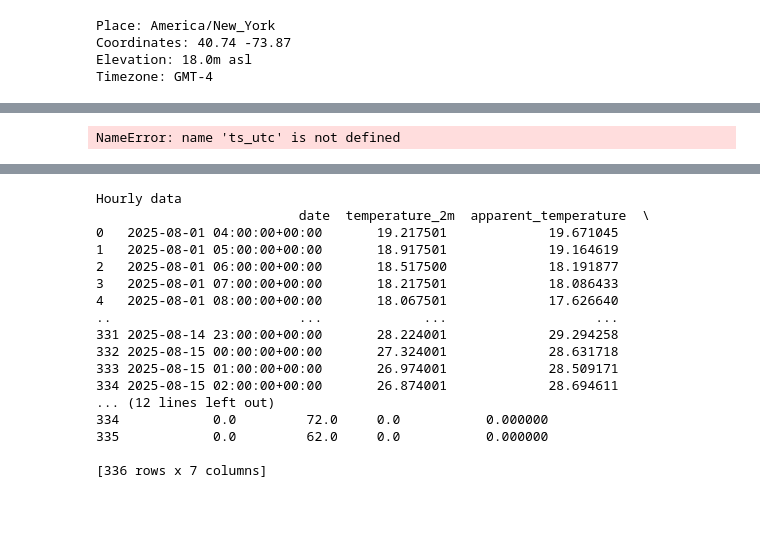
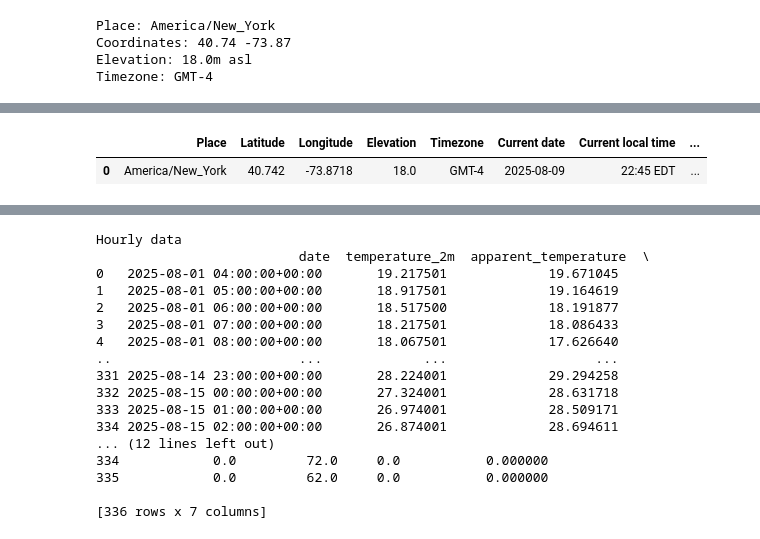
Before and after one commit to aliceaviggiani/dp-weather, a Jupyter notebook: dp-weather-1.ipynb, the cells around one changed output, grey strips where cells are left out. Cells and saved outputs as stored; diff of their text form; code cells hidden in the pictures; blank space fills up the shorter version.

```diff
--- a/dp-weather-1.ipynb
+++ b/dp-weather-1.ipynb
@@ -171,37 +172,57 @@ Current weather description: Clear sky
 # %%
 # storing and updating the current data in a spreadsheet
 
-def log_current(response, csv_path="dp-current-1.csv"):
 
-    # place data
-    tz_name = response.Timezone().decode("utf-8")
-    local_tz = ZoneInfo(tz_name)
-    latitude = round(response.Latitude(), 4),
-    longitude = round(response.Longitude(), 4),
-    elevation = response.Elevation(),
-    timezone = response.TimezoneAbbreviation().decode('utf-8')
+# local data
+local_name = response.Timezone().decode("utf-8")
+local_tz = ZoneInfo(tz_name)
+latitude = round(float(response.Latitude()), 4)
+longitude = round(float(response.Longitude()), 4)
+elevation = float(response.Elevation())
+tzone_abbr = response.TimezoneAbbreviation().decode("utf-8") #EDT
 
-    # current data
-    current = response.Current()
-    ts_utc = int(current.Time())
+# current data
+current = response.Current()
 
-    row = {
-        "Place": tz_name,
-        "Latitude": latitude,
-        "Longitude": longitude,
-        "Elevation": elevation,
-        "Timezone": timezone,
+# current time
+time_sec = int(current.Time()) # timestamp in seconds total
+time_utc = datetime.fromtimestamp(time_sec, tz=dt_timezone.utc)
+time_local = datetime.fromtimestamp(time_sec, tz=local_tz)
 
-        "timestamp_utc": pd.to_datetime(ts_utc, unit="s", utc=True),
-        "date_local": datetime.fromtimestamp(ts_utc, tz=local_tz).strftime("%Y-%m-%d"),
-        "time_local": datetime.fromtimestamp(ts_utc, tz=local_tz).strftime("%H:%M %Z"),
-        "time_utc": datetime.fromtimestamp(ts_utc, tz=timezone.utc).strftime("%H:%M UTC"),
+# reading the data
+current_temperature_2m = float(current.Variables(0).Value())
+current_apparent_temperature = float(current.Variables(1).Value())
+current_is_day_boolean = int(current.Variables(2).Value())   # day = 1 night = 0
+current_is_day_word = "day" if current_is_day_boolean == 1 else "night"
+current_precipitation = float(current.Variables(3).Value())
+current_weather_code = current.Variables(4).Value()
+current_weather_description = weather_code_map.get(int(current_weather_code), "Unknown")
 
-        "temperature_2m_C": float(current.Variables(0).Value()),
-        "apparent_temperature_C": float(current.Variables(1).Value()),
-        "is_day": "day" if int(current.Variables(2).Value()) == 1 else "night",
-        "precipitation_mm": float(current.Variables(3).Value()),
-        "weather_code": int(current.Variables(4).Value()),
-    }
+# formating time
+readable_date = time_local.strftime("%Y-%m-%d")
+readable_time_utc = time_utc.strftime("%H:%M UTC")
+readable_time_local = time_local.strftime("%H:%M %Z")
+
+
+df_current = pd.DataFrame({
+    "Place": [tz_name],
+    "Latitude": [latitude],
+    "Longitude": [longitude],
+    "Elevation": [elevation],
+    "Timezone": [tzone_abbr],
+    "Current date": [readable_date],
+    "Current local time": [readable_time_local],
+    "Current universal time": [readable_time_utc],
+    "Current temperature_2m": [round(current_temperature_2m, 2)],
+    "Current apparent_temperature": [round(current_apparent_temperature, 2)],
+    "Current day or night": [current_is_day_word],
+    "Current precipitation": [round(current_precipitation, 2)],
+    "Current weather code": [current_weather_code],
+    "Current weather description": [current_weather_description]
+})
+
+
+df_current
 # %% [output]
-NameError: name 'ts_utc' is not defined
+|  | Place | Latitude | Longitude | Elevation | Timezone | Current date | Current local time | ... |
+| 0 | America/New_York | 40.742 | -73.8718 | 18.0 | GMT-4 | 2025-08-09 | 22:45 EDT | ... |
```
Also changed, not shown: parts of 6 cells of this notebook, 1 other file.
